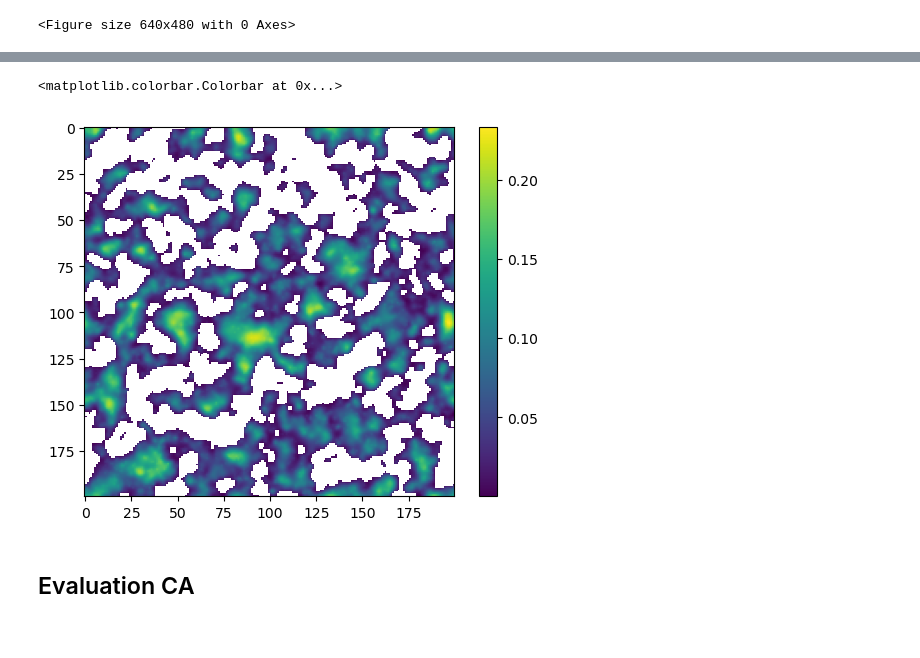
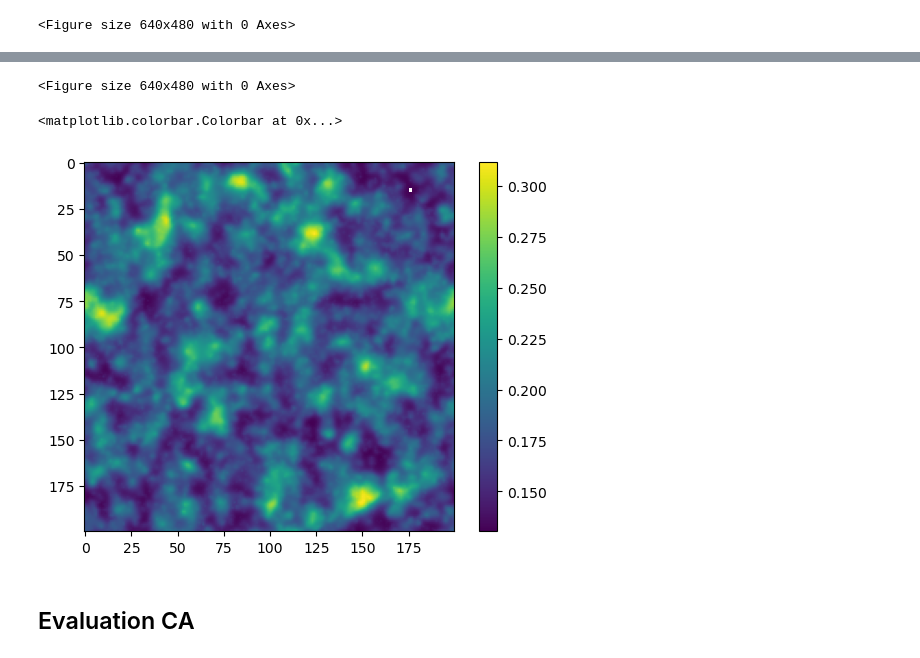
Before and after one commit to PaulHosek/ComplexSystemSimulation, a Jupyter notebook: model_example.ipynb, the cells around one changed output, grey strips where cells are left out. Cells and saved outputs as stored; diff of their text form; code cells hidden in the pictures.

Commit message:
add equalize function and non periodic bouds

```diff
--- a/model_example.ipynb
+++ b/model_example.ipynb
@@ -56,16 +56,20 @@ plt.colorbar()
 # %%
-ca_model = CA_model.CA_model(Ht_0, h, dt = 15, dx = 1, periodic_bounds=False)
-#ca_model.H[ca_model.psi == ca_model.psi.min()] = 0
+ca_model = CA_model.CA_model(Ht_0, h, dt = 15, dx = 1, periodic_bounds=True)
+ca_model.H[ca_model.psi == ca_model.psi.min()] = 0
 hs = []
 Hs = []
 Hts = []
+hes = []
+Hes = []
+Hets = []
 # %%
 iterations = 2500
 
-pbar = tqdm(total=100)
-for _ in tqdm(range(40), leave=False):
+for i in tqdm(range(10), leave=False):
     h, H, Ht = ca_model.run(iterations)
+    he = ca_model.equalize(500)
     hs.append(h)
     Hs.append(H)
     Hts.append(Hts)
+    hes.append(he)
 # %%
@@ -118,10 +107,21 @@ array([199,   0,   1,   2,   3,   4,   5,   6,   7,   8,   9,  10,  11,
+# %%
+for i, h in enumerate(hs):
+    plot_array = np.where(Hs[i]>0, 1, 5)
+    plot_array = np.where(hs[i]>0.02, 0, plot_array)
+    plt.imshow(plot_array, cmap=cmap, norm=norm)
+    plt.colorbar()
+    #plt.imshow(h)
+    plt.savefig('test_figs/h_periodic_'+str(i*iterations)+'.png')
+    plt.clf()
+# %% [output]
+<Figure size 640x480 with 0 Axes>
 # %%
-plt.imshow(np.ma.masked_where(H<=0, H))
+plt.imshow(np.ma.masked_where(Hs[0]<=0, Hs[0]))
 #plt.imshow(H)
 plt.colorbar()
 # %% [output]
 <matplotlib.colorbar.Colorbar at 0x...>
-[figure, old version]
+[figure, new version]
 # %% [markdown]
 ## Evaluation CA
 # %%
```
Also changed, not shown: parts of 9 cells of this notebook, 2 other files.
